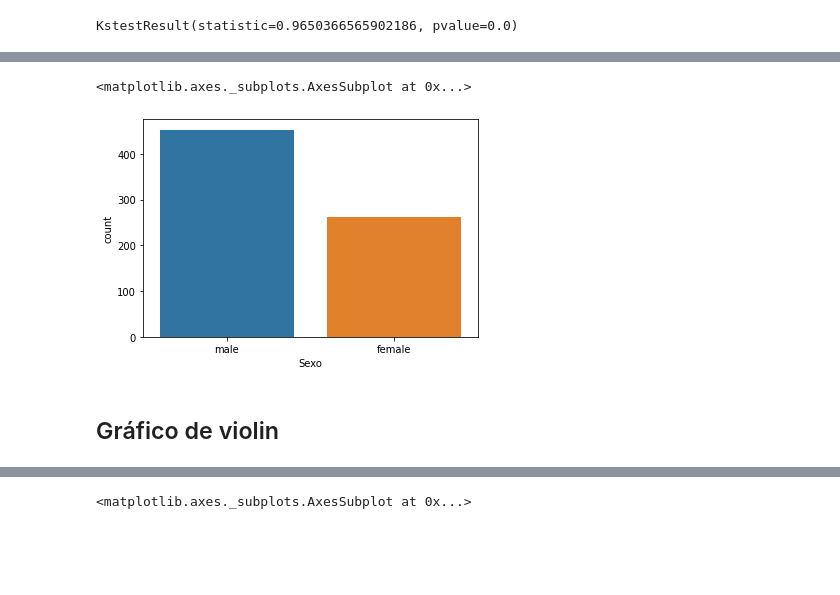
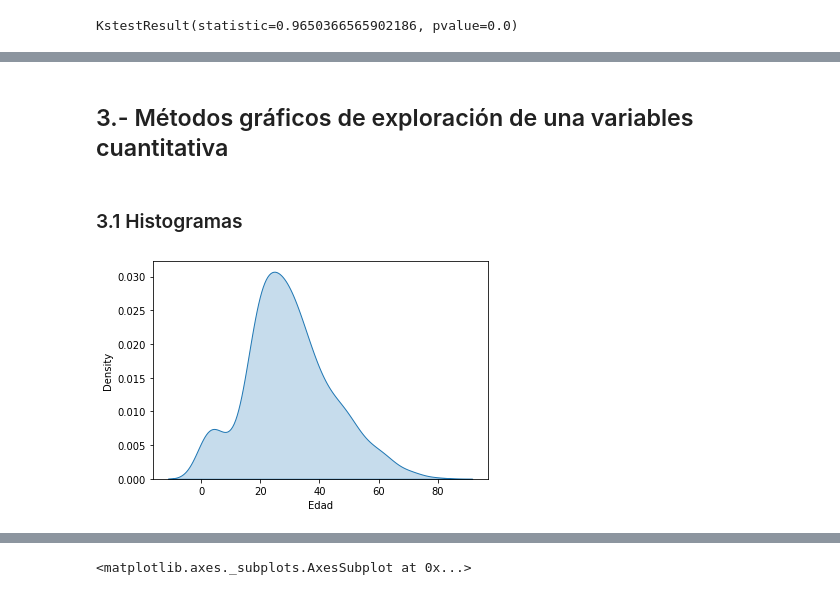
Before and after one commit to armandovl/funciones_descriptiva, a Jupyter notebook: Clase_Estadistica_Descriptiva.ipynb, the cells around one changed output, grey strips where cells are left out. Cells and saved outputs as stored; diff of their text form; code cells hidden in the pictures; blank space fills up the shorter version.

```diff
--- a/Clase_Estadistica_Descriptiva.ipynb
+++ b/Clase_Estadistica_Descriptiva.ipynb
@@ -575,7 +305,10 @@ sns.countplot(x="Sexo",data=datos)
-# %%
-sns.countplot(datos["Sexo"])
-# %% [output]
-<matplotlib.axes._subplots.AxesSubplot at 0x...>
-[figure, removed]
-# %% [markdown]
-## Gráfico de violin
+# %% [markdown]
+## 3.- Métodos gráficos de exploración de una variables cuantitativa
+# %% [markdown]
+### 3.1 Histogramas
+# %%
+#mirar la distribución mediante kdeplot
+sns.kdeplot(data=datos["Edad"], shade=True)
+plt.show()
+# %% [output]
+[figure, added]
```
Also changed, not shown: parts of 127 cells of this notebook.
